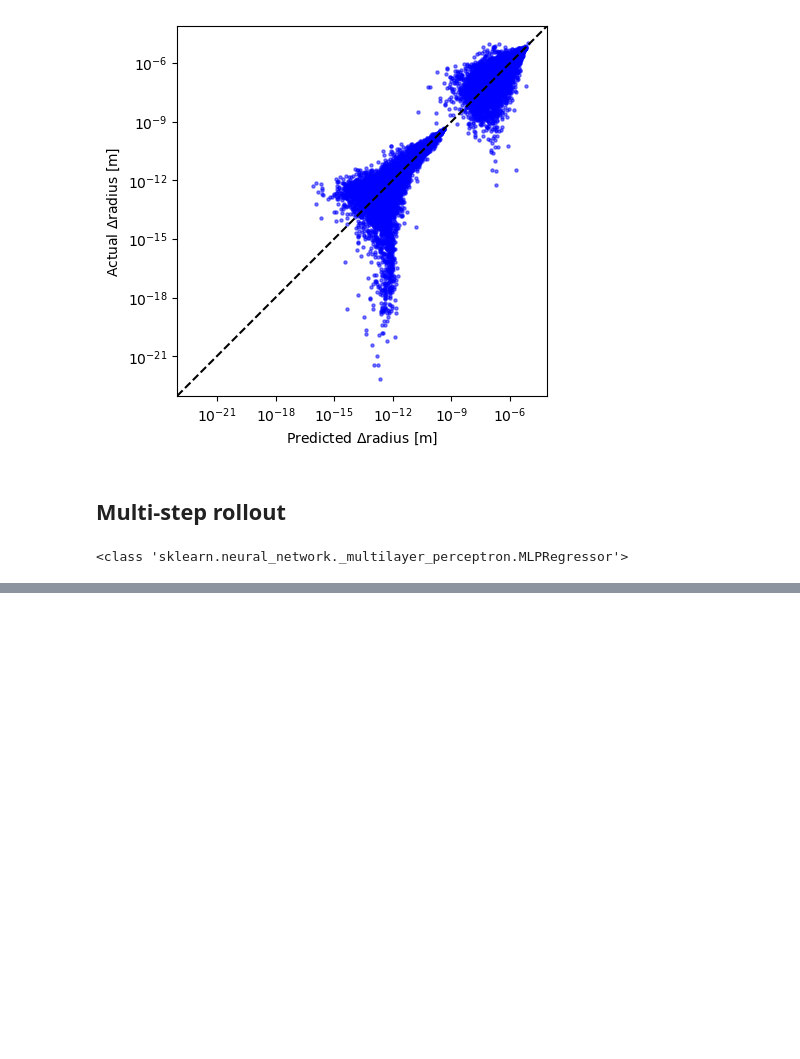
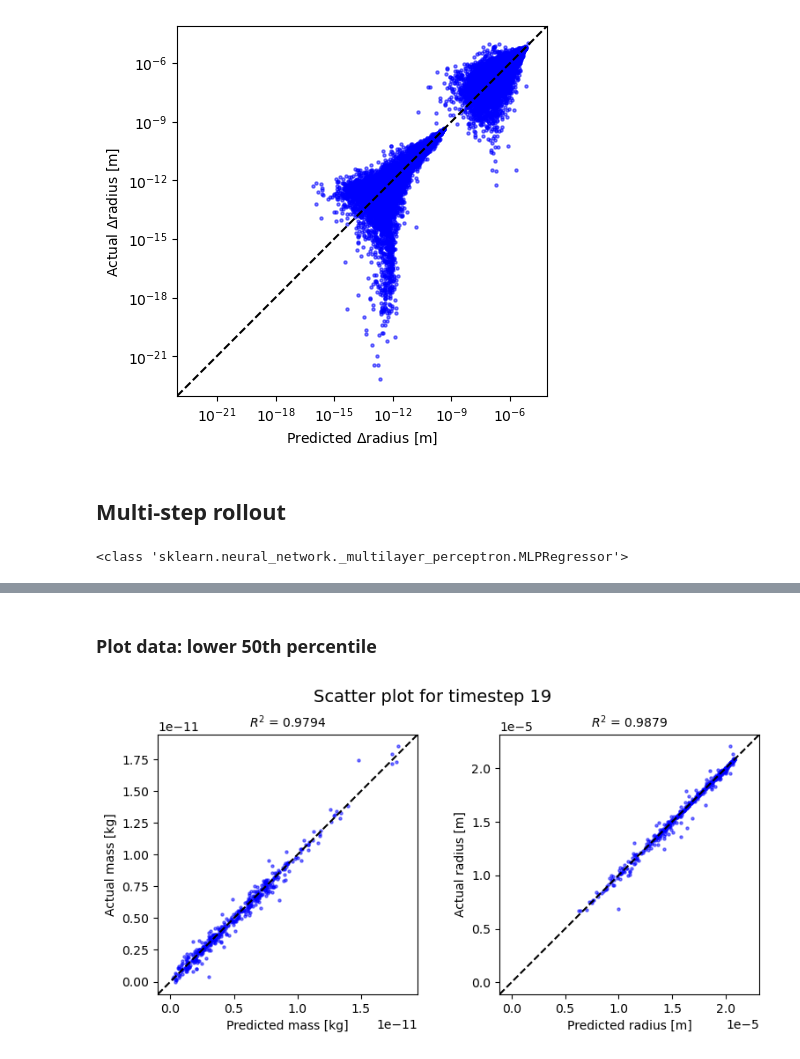
Before and after one commit to josephko91/ice-mp-su24, a Jupyter notebook: ml_examples/multistep_rollout_test.ipynb, the cells around one changed output, grey strips where cells are left out. Cells and saved outputs as stored; diff of their text form; code cells hidden in the pictures; blank space fills up the shorter version.

```diff
--- a/ml_examples/multistep_rollout_test.ipynb
+++ b/ml_examples/multistep_rollout_test.ipynb
@@ -262,0 +300,42 @@ ax2.set_ylabel('$R^2$ for Radius');
+# %% [markdown]
+### Plot data: lower 50th percentile
+# %%
+# Plot scatter, lower 50th percentile
+random_timestep = random.randint(0, len(timestamps)-1)
+df_temp = results[random_timestep]
+cols = df_temp.columns[-4:]
+df_temp = remove_outliers(1, 99, df_temp, cols) # remove outliers
+# filter to lower 50th percentil
+df_temp = df_temp[df_temp['mass_true']< df_temp['mass_true'].median()]
+df_temp = df_temp[df_temp['rad_true']< df_temp['rad_true'].median()]
+fig, (ax1, ax2) = plt.subplots(1, 2, figsize=(8, 4))
+# --- plot for mass ---
+true = df_temp['mass_true']
+pred = df_temp['mass_pred']
+r2 = r2_score(true, pred)
+ax1.set_title(f'$R^2$ = {r2:.4f}', fontsize=10)
+ax1.scatter(true, pred, color="blue", alpha=0.5, s=5.0)
+ax1.axline((0, 0), slope=1, color='black', linestyle='--')
+ax1.set_box_aspect(1)
+# ax1.set_xscale('log')
+# ax1.set_yscale('log')
+ax1.set_xlim(ax1.get_ylim()) # set x/y axes limits
+ax1.set_xlabel(r'Predicted mass [kg]')
+ax1.set_ylabel(r'Actual mass [kg]')
+# --- plot for radius ---
+true = df_temp['rad_true']
+pred = df_temp['rad_pred']
+r2 = r2_score(true, pred)
+ax2.set_title(f'$R^2$ = {r2:.4f}', fontsize=10)
+ax2.scatter(true, pred, color="blue", alpha=0.5, s=5.0)
+ax2.axline((0, 0), slope=1, color='black', linestyle='--')
+ax2.set_box_aspect(1)
+# ax2.set_xscale('log')
+# ax2.set_yscale('log')
+ax2.set_xlim(ax2.get_ylim()) # set x/y axes limits
+ax2.set_xlabel(r'Predicted radius [m]')
+ax2.set_ylabel(r'Actual radius [m]')
+fig.suptitle(f'Scatter plot for timestep {random_timestep}', fontsize=14)
+fig.tight_layout()
+# %% [output]
+[figure, added]
```
Also changed, not shown: parts of 9 cells of this notebook.
